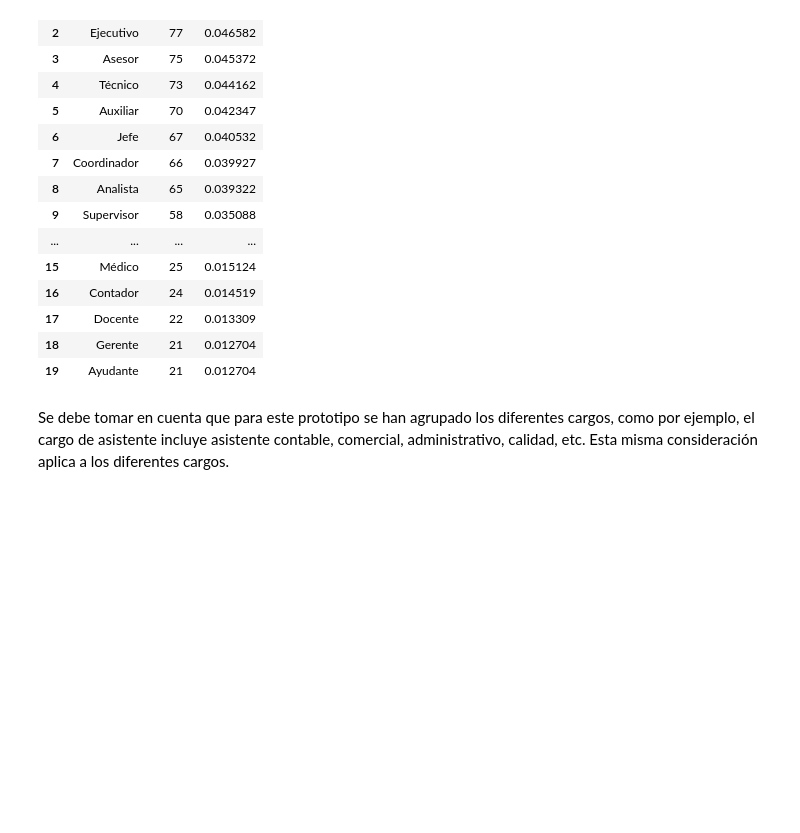
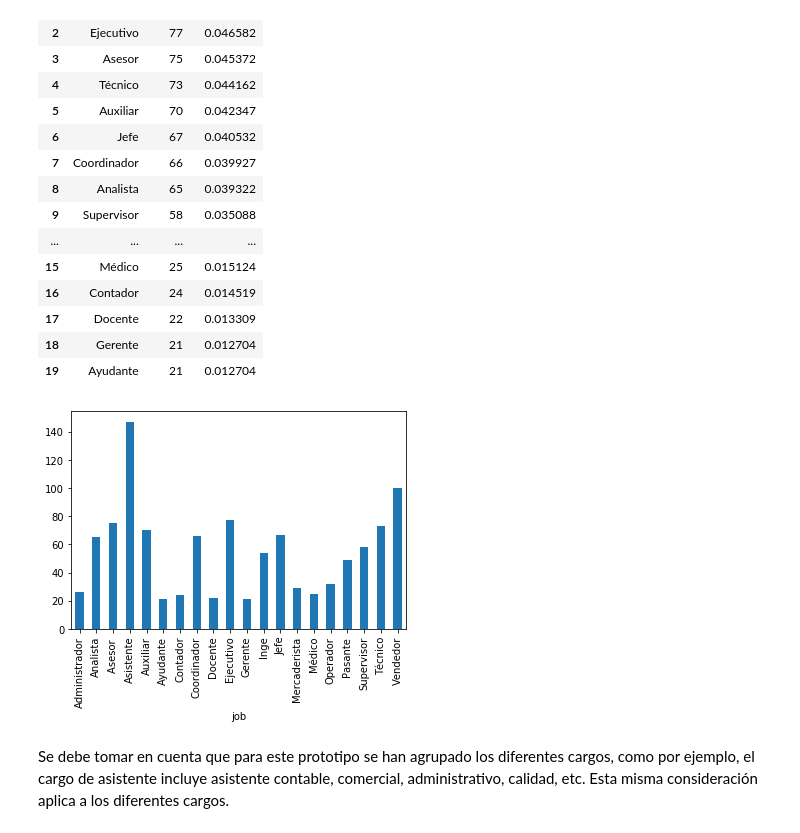
Before and after one commit to kmera/employability, a Jupyter notebook: employability.ipynb, the cells around one changed output. Saved outputs shown, nothing was run; the diff lists cells and outputs as text; code cells hidden in the pictures; blank space fills up the shorter version.

```diff
--- a/employability.ipynb
+++ b/employability.ipynb
@@ -369,6 +376,7 @@ job_group_nontech.rename(columns={'index': 'job', 'new_job': 'count'}, inplace=T
 
 # Include the percentage
 job_group_nontech['percentage'] = job_group_nontech['count'] / np.sum(job_group_nontech['count'])
+job_group_nontech = pd.DataFrame(job_group_nontech)
 job_group_nontech.head(20)
 # %% [output]
 |  | job | count | percentage |
@@ -388,6 +396,11 @@ job_group_nontech.head(20)
 | 17 | Docente | 22 | 0.013309 |
 | 18 | Gerente | 21 | 0.012704 |
 | 19 | Ayudante | 21 | 0.012704 |
+# %%
+# non-tech jobs plot
+job_group_nontech.head(20).groupby('job')['count'].mean().plot(kind='bar');
+# %% [output]
+[figure, added]
 # %% [markdown]
 Se debe tomar en cuenta que para este prototipo se han agrupado los diferentes cargos, como por ejemplo, el cargo de asistente incluye asistente contable, comercial, administrativo, calidad, etc. Esta misma consideración aplica a los diferentes cargos.
 # %% [markdown]
```
Also changed, not shown: parts of 13 cells of this notebook, 1 other file.
